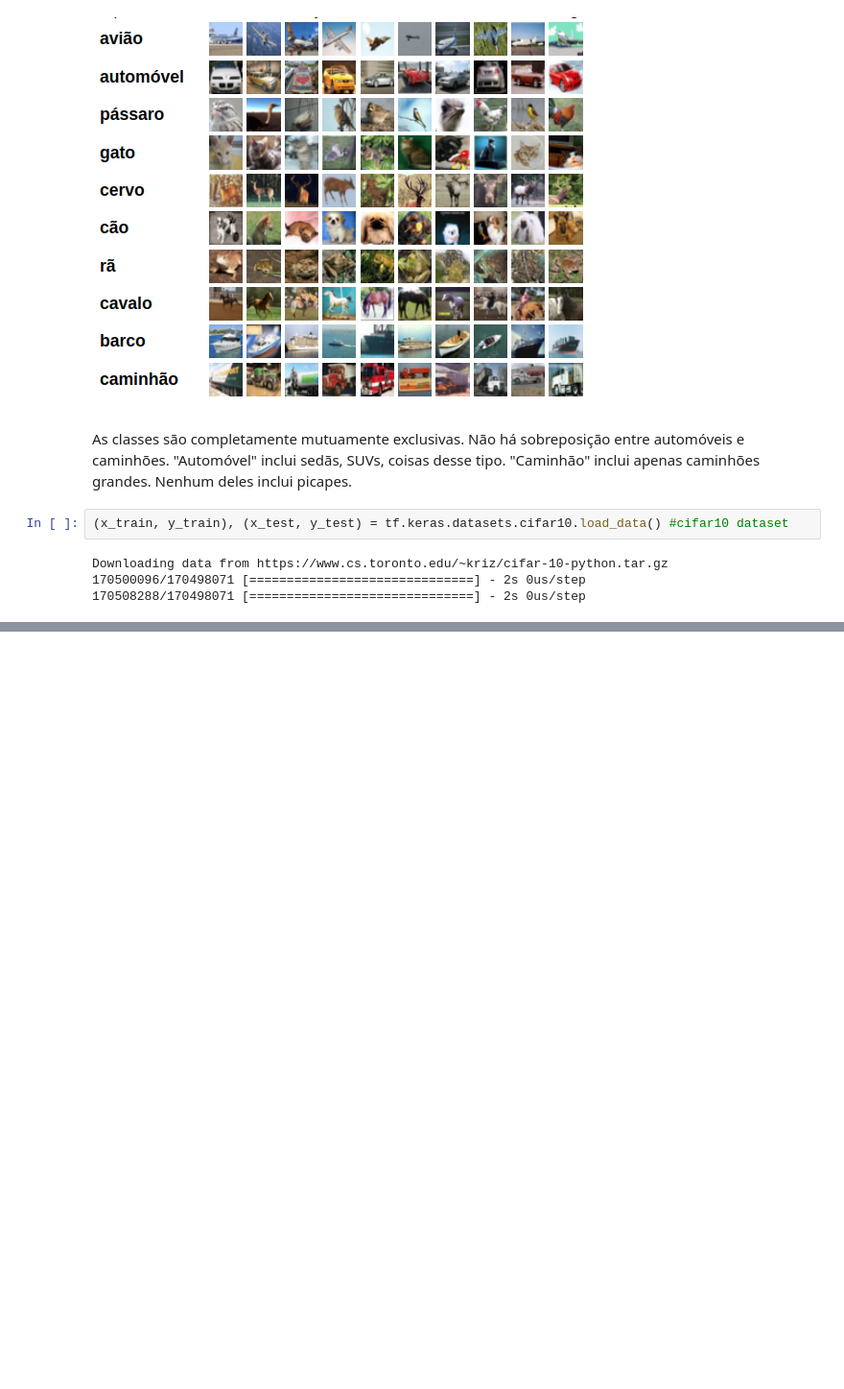
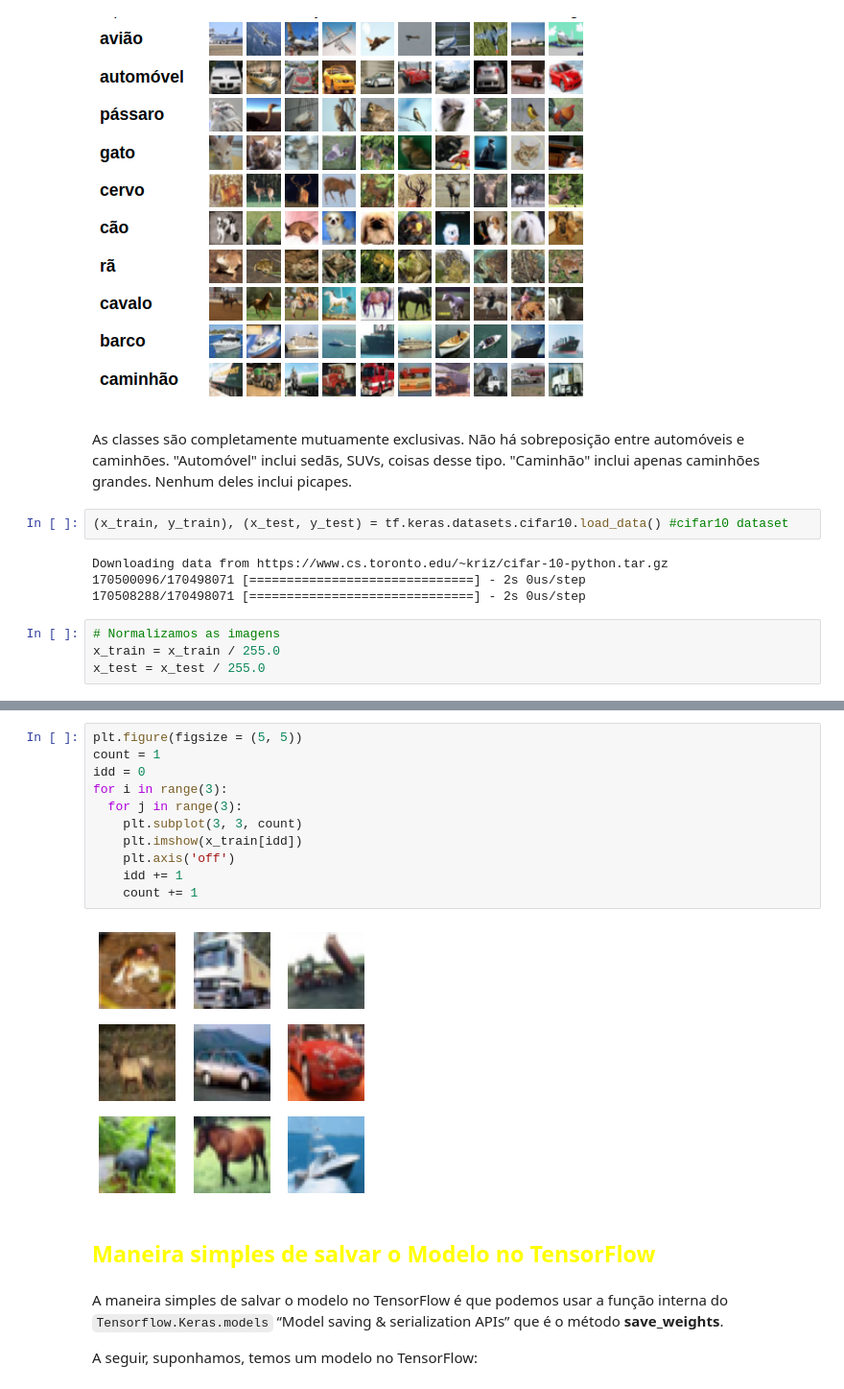
Before and after one commit to EddyGiusepe/save_and_load_models_in_TENSORFLOW, a Jupyter notebook: Save_and_load_models_in_TENSORFLOW.ipynb, the cells around one changed output, grey strips where cells are left out. Shown: that part at 96% size. Cells and saved outputs as stored; diff of their text form; blank space fills up the shorter version.

```diff
--- a/Save_and_load_models_in_TENSORFLOW.ipynb
+++ b/Save_and_load_models_in_TENSORFLOW.ipynb
@@ -35,3 +37,7 @@ As classes são completamente mutuamente exclusivas. Não há sobreposição ent
 Downloading data from https://www.cs.toronto.edu/~kriz/cifar-10-python.tar.gz
 170500096/170498071 [==============================] - 2s 0us/step
 170508288/170498071 [==============================] - 2s 0us/step
+# %%
+# Normalizamos as imagens
+x_train = x_train / 255.0
+x_test = x_test / 255.0
@@ -37,0 +54,19 @@ Downloading data from https://www.cs.toronto.edu/~kriz/cifar-10-python.tar.gz
+# %%
+plt.figure(figsize = (5, 5))
+count = 1
+idd = 0
+for i in range(3):
+  for j in range(3):
+    plt.subplot(3, 3, count)
+    plt.imshow(x_train[idd])
+    plt.axis('off')
+    idd += 1
+    count += 1
+# %% [output]
+[figure, added]
+# %% [markdown]
+## <font color="yellow">Maneira simples de salvar o Modelo no TensorFlow</font>
+# %% [markdown]
+A maneira simples de salvar o modelo no TensorFlow é que podemos usar a função interna do ``Tensorflow.Keras.models``  “Model saving & serialization APIs” que é o  método **save_weights**.
+
+A seguir, suponhamos, temos um modelo no TensorFlow:
```
Also changed, not shown: parts of 22 cells of this notebook.
